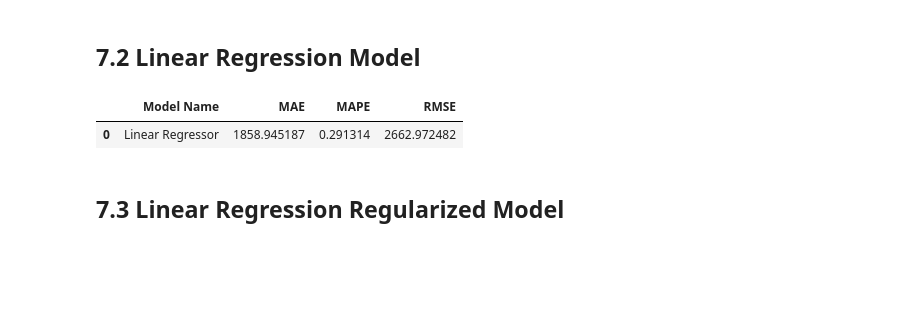
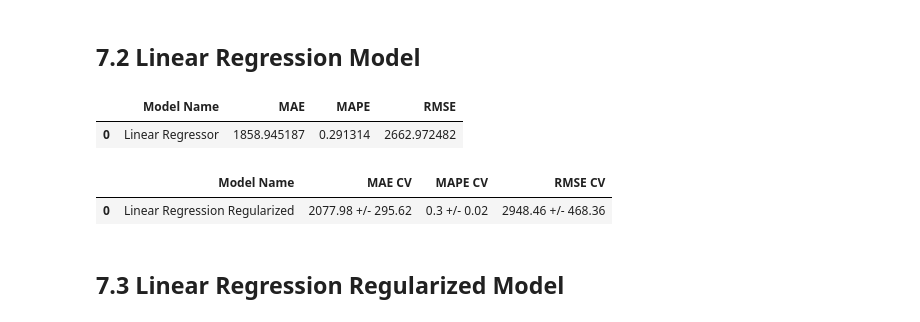
Before and after one commit to elielsantospaes/DS_em_Producao, a Jupyter notebook: Módulo_9_v1_store_sales_prediction.ipynb, the cells around one changed output. Drawn from its saved outputs; the diff is of its cells as text; code cells hidden in the pictures; blank space fills up the shorter version.

```diff
--- a/Módulo_9_v1_store_sales_prediction.ipynb
+++ b/Módulo_9_v1_store_sales_prediction.ipynb
@@ -1072,6 +1077,12 @@ lr_result
 # %% [output]
 |  | Model Name | MAE | MAPE | RMSE |
 | 0 | Linear Regressor | 1858.945187 | 0.291314 | 2662.972482 |
+# %%
+lr_result_cv = cross_validation(x_training, 5, 'Linear Regression Regularized', lr)
+lr_result_cv
+# %% [output]
+|  | Model Name | MAE CV | MAPE CV | RMSE CV |
+| 0 | Linear Regression Regularized | 2077.98 +/- 295.62 | 0.3 +/- 0.02 | 2948.46 +/- 468.36 |
 # %% [markdown]
 ## 7.3 Linear Regression Regularized Model
 # %%
```
Also changed, not shown: parts of 20 cells of this notebook.
